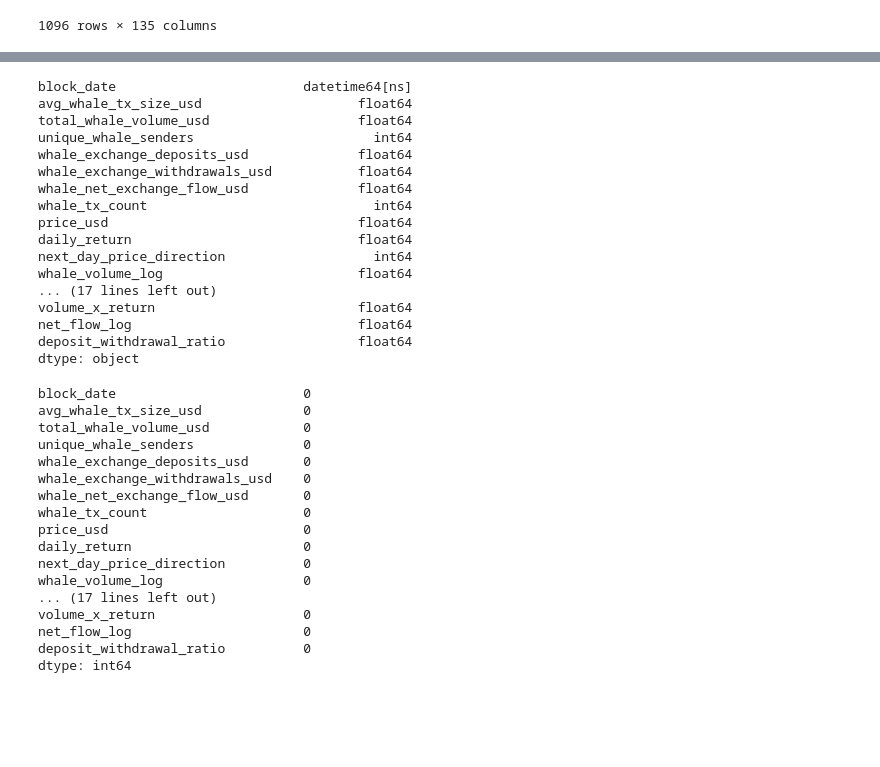
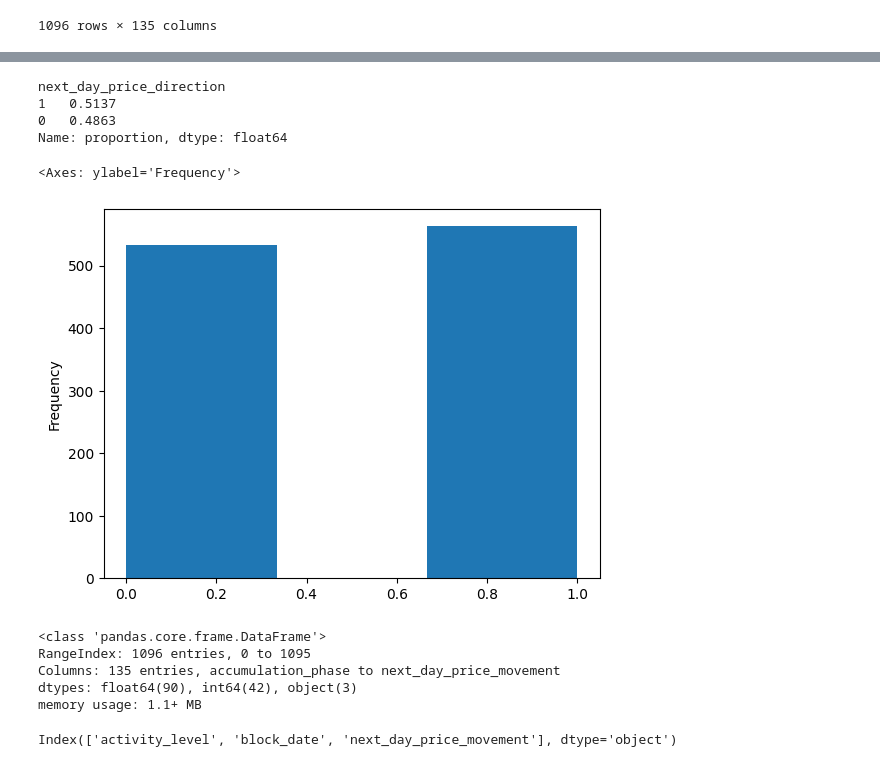
Before and after one commit to FirstBML/Whale-Movement-Based-Price-Direction-Generator, a Jupyter notebook: Whales_and_Price/NoteBook.ipynb, the cells around one changed output, grey strips where cells are left out. Saved outputs shown, nothing was run; the diff lists cells and outputs as text; code cells hidden in the pictures; blank space fills up the shorter version.

```diff
--- a/Whales_and_Price/NoteBook.ipynb
+++ b/Whales_and_Price/NoteBook.ipynb
@@ -949,40 +847,28 @@ df_whale_prices['volume_x_return'] = (
-# %%
-df_whale_prices.dtypes
-# %% [output]
-block_date                        datetime64[ns]
-avg_whale_tx_size_usd                    float64
-total_whale_volume_usd                   float64
-unique_whale_senders                       int64
-whale_exchange_deposits_usd              float64
-whale_exchange_withdrawals_usd           float64
-whale_net_exchange_flow_usd              float64
-whale_tx_count                             int64
-price_usd                                float64
-daily_return                             float64
-next_day_price_direction                   int64
-whale_volume_log                         float64
-... (17 lines left out)
-volume_x_return                          float64
-net_flow_log                             float64
-deposit_withdrawal_ratio                 float64
-dtype: object
-# %%
-df_whale_prices.isnull().sum()
-# %% [output]
-block_date                        0
-avg_whale_tx_size_usd             0
-total_whale_volume_usd            0
-unique_whale_senders              0
-whale_exchange_deposits_usd       0
-whale_exchange_withdrawals_usd    0
-whale_net_exchange_flow_usd       0
-whale_tx_count                    0
-price_usd                         0
-daily_return                      0
-next_day_price_direction          0
-whale_volume_log                  0
-... (17 lines left out)
-volume_x_return                   0
-net_flow_log                      0
-deposit_withdrawal_ratio          0
-dtype: int64
+# %%
+df_final_data["next_day_price_direction"].value_counts(normalize=True)
+# %% [output]
+next_day_price_direction
+1   0.5137
+0   0.4863
+Name: proportion, dtype: float64
+# %%
+df_final_data["next_day_price_direction"].plot(kind="hist", bins=3)
+# %% [output]
+<Axes: ylabel='Frequency'>
+[figure, added]
+# %%
+pd.set_option("display.max_columns", None)
+pd.set_option("display.max_colwidth", None)
+pd.set_option("display.width", 2000)
+
+df_final_data.info()
+# %% [output]
+<class 'pandas.core.frame.DataFrame'>
+RangeIndex: 1096 entries, 0 to 1095
+Columns: 135 entries, accumulation_phase to next_day_price_movement
+dtypes: float64(90), int64(42), object(3)
+memory usage: 1.1+ MB
+# %%
+df_final_data.select_dtypes(include=['object']).columns
+# %% [output]
+Index(['activity_level', 'block_date', 'next_day_price_movement'], dtype='object')
```
Also changed, not shown: parts of 29 cells of this notebook, 1 other file.
